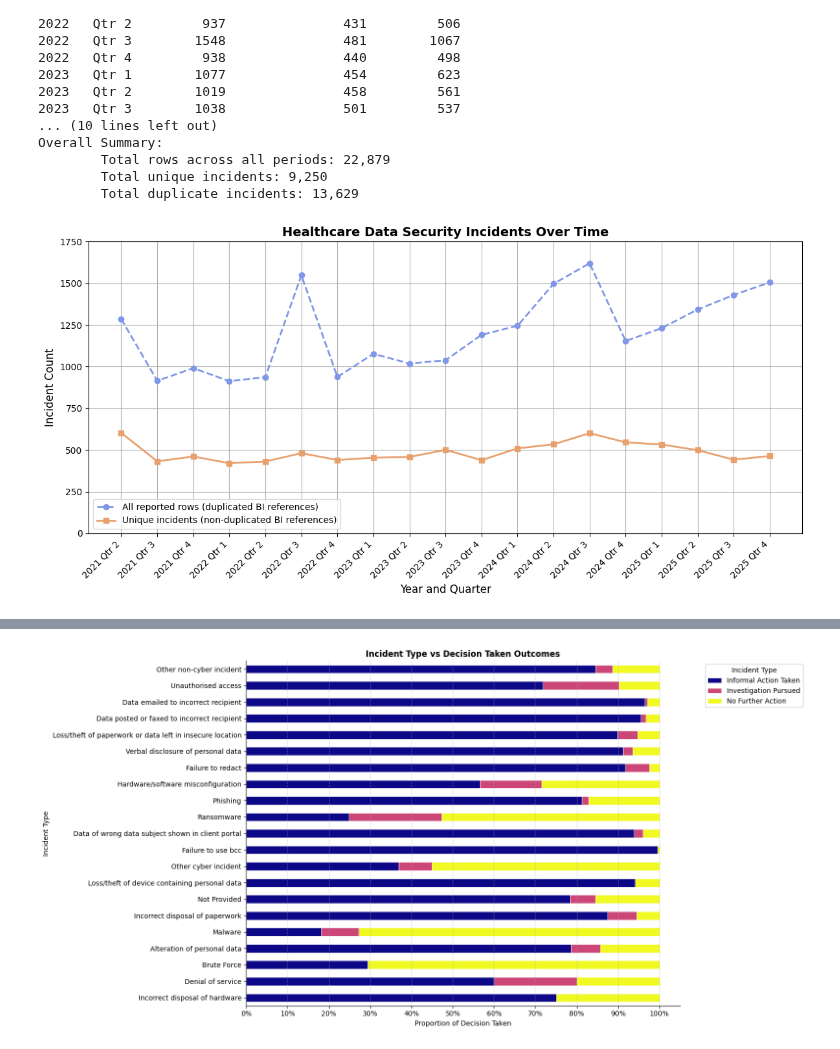
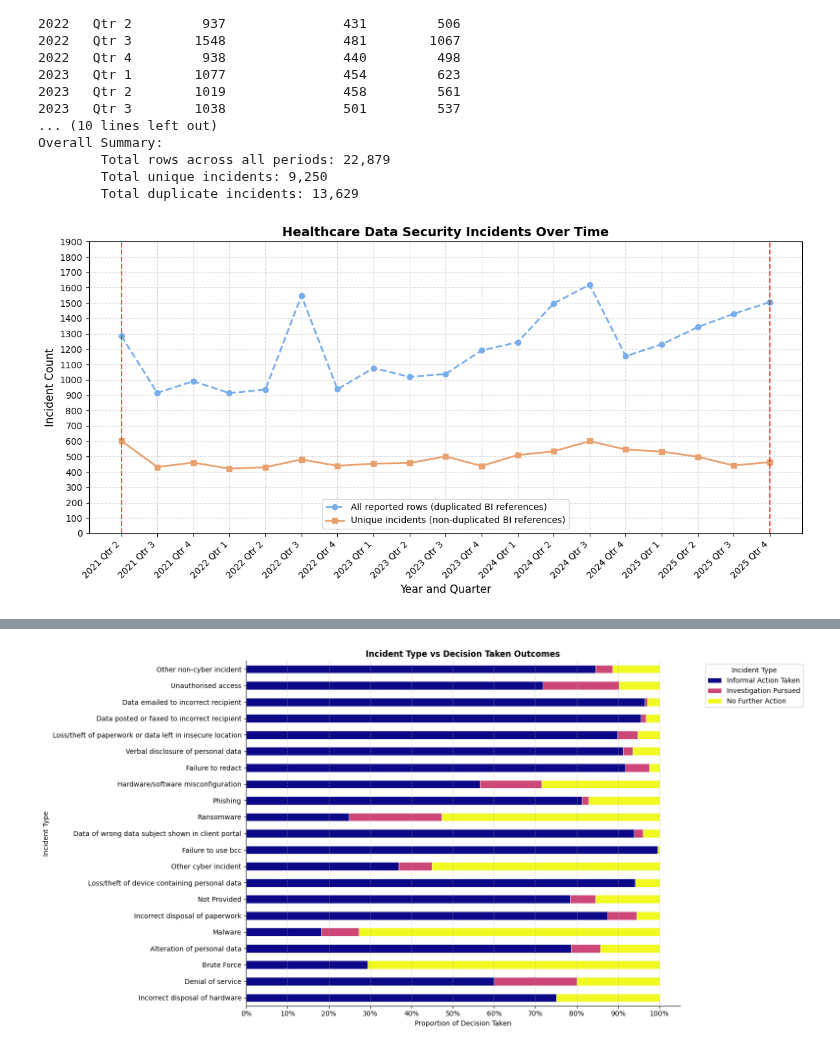
Before and after one commit to maycrowave/healthcare-data-incident-dashboard, a Jupyter notebook: notebooks/eda.ipynb, the cells around one changed output, grey strips where cells are left out. Cells and saved outputs as stored; diff of their text form; code cells hidden in the pictures.

```diff
--- a/notebooks/eda.ipynb
+++ b/notebooks/eda.ipynb
@@ -272,33 +278,40 @@ Overall Summary:
 # %%
 # Line chart of incidents over time
 plt.figure(figsize=(12, 6))
 plt.plot(
     incidents_over_time.index,
     incidents_over_time["total_incidents"],
     marker="o", label="All reported rows (duplicated BI references)",
-    linestyle="--", linewidth=2, markersize=6, color="#8097e8",
+    linestyle="--", linewidth=2, markersize=6, color="#78ADED",
 )
 plt.plot(
     incidents_over_time.index,
     incidents_over_time["unique_incidents"],
     marker="s", label="Unique incidents (non-duplicated BI references)",
     linewidth=2, markersize=6, color="#e8a16e",
 )
 plt.xticks(
     ticks=incidents_over_time.index,
     labels=incidents_over_time["period"],
     rotation=45, ha="right",
 )
-plt.yticks(np.arange(0, incidents_over_time["total_incidents"].max() * 1.2, 250))
+plt.yticks(np.arange(0, incidents_over_time["total_incidents"].max() * 1.2, 100))
 plt.title("Healthcare Data Security Incidents Over Time", fontsize=14, fontweight="bold")
 plt.xlabel("Year and Quarter", fontsize=12)
 plt.ylabel("Incident Count", fontsize=12)
+
+# Lines marking the start and end of the temporal range Q2 2021 to Q4 2025
+start_of_range_index = incidents_over_time[(incidents_over_time["year"] == 2021) & (incidents_over_time["quarter"] == "Qtr 2")].index[0]
+end_of_range_index = incidents_over_time[(incidents_over_time["year"] == 2025) & (incidents_over_time["quarter"] == "Qtr 4")].index[0]
+plt.axvline(x=start_of_range_index, color="red", linestyle="--", alpha=0.7)
+plt.axvline(x=end_of_range_index, color="red", linestyle="--", alpha=0.7)
+
 plt.legend(loc="best", frameon=True)
-plt.grid(True, linestyle="-")
+plt.grid(True, linestyle="--", alpha=0.5)
 plt.tight_layout()
 plt.show()
 # %% [output]
-[figure, old version]
+[figure, new version]
 # %%
 # Cyber vs Non-Cyber incidents
 incident_category_counts = df_health_unique["incident_category"].value_counts()
```
Also changed, not shown: parts of 6 cells of this notebook, 15 other files.
